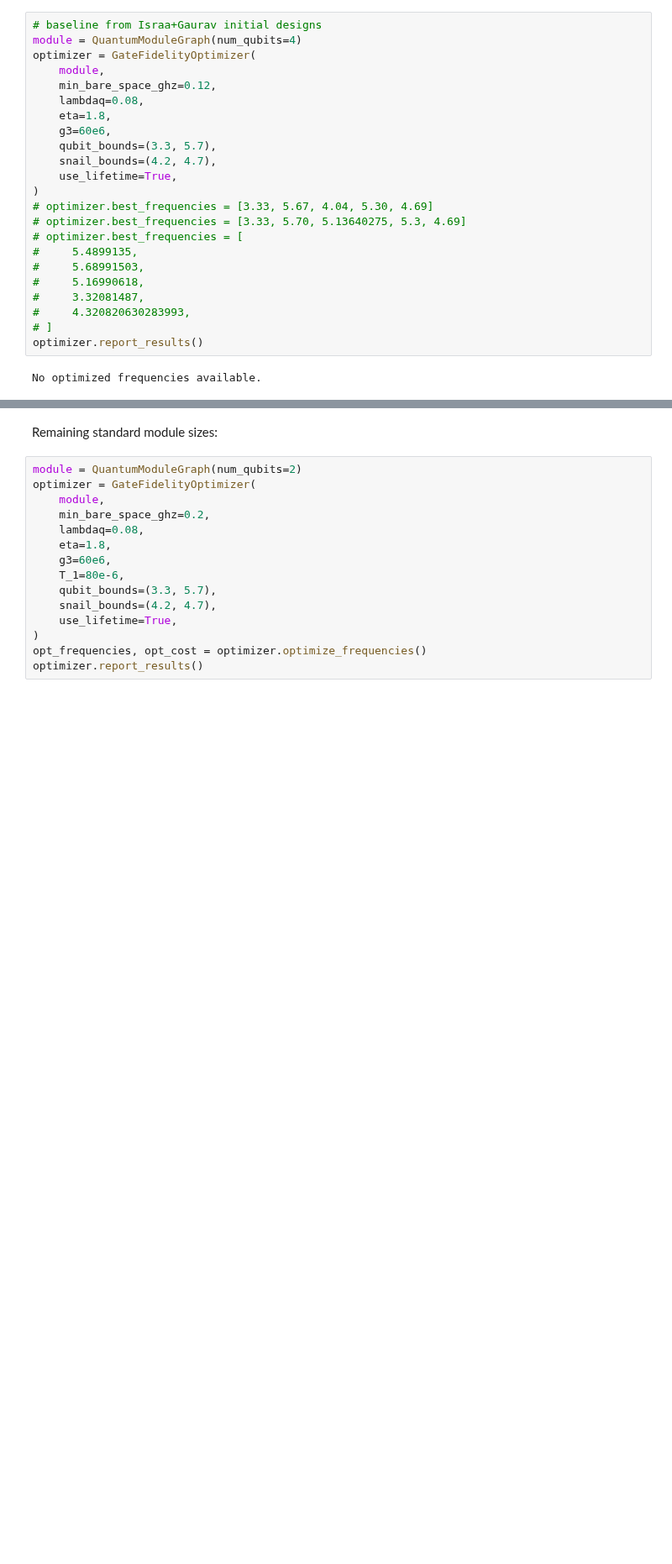
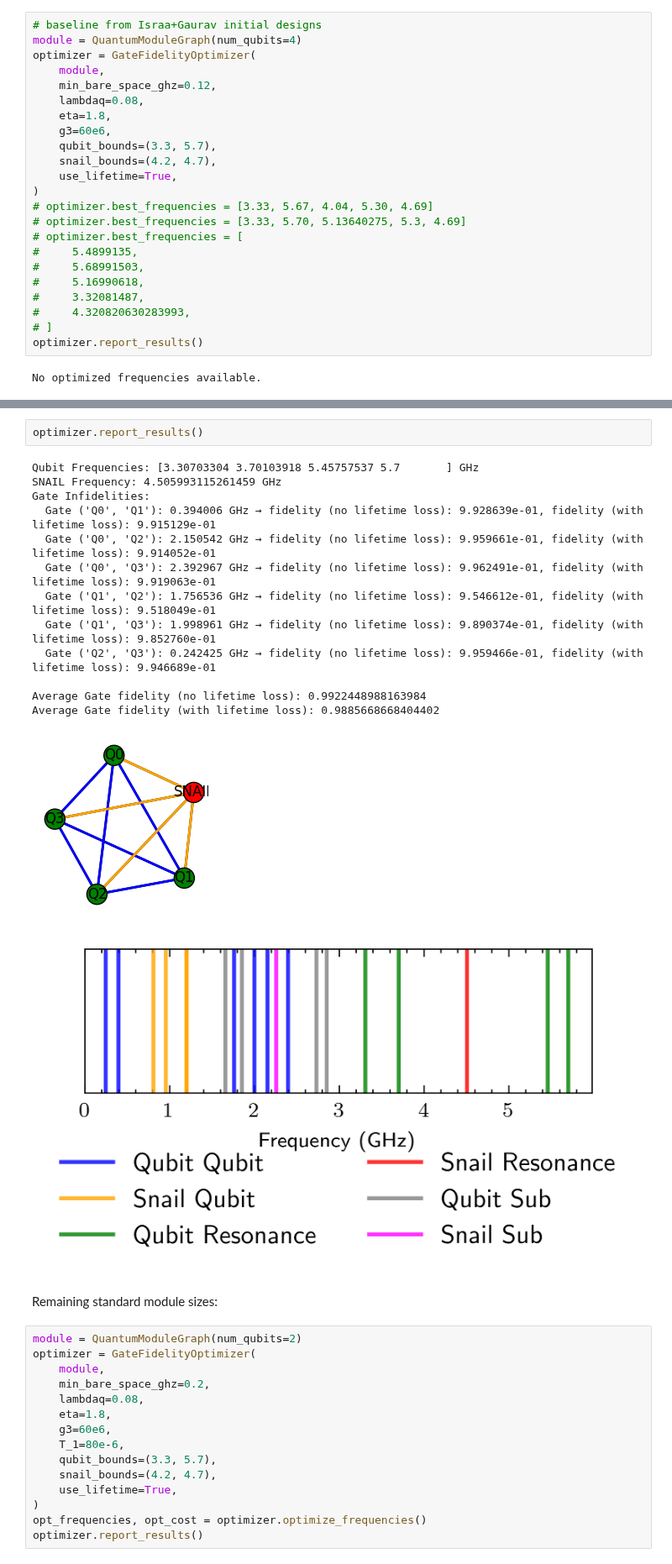
Before and after one commit to PITT-HATLAB/corral_crowding, a Jupyter notebook: src/notebooks/07_numerics.ipynb, the cells around one changed output, grey strips where cells are left out. Shown at 84% size. Saved outputs shown, nothing was run; the diff lists cells and outputs as text; blank space fills up the shorter version.

```diff
--- a/src/notebooks/07_numerics.ipynb
+++ b/src/notebooks/07_numerics.ipynb
@@ -83,3 +84,20 @@ Average Gate fidelity (with lifetime loss): 0.9919436434419282
+# %%
+optimizer.report_results()
+# %% [output]
+Qubit Frequencies: [3.30703304 3.70103918 5.45757537 5.7       ] GHz
+SNAIL Frequency: 4.505993115261459 GHz
+Gate Infidelities:
+  Gate ('Q0', 'Q1'): 0.394006 GHz → fidelity (no lifetime loss): 9.928639e-01, fidelity (with lifetime loss): 9.915129e-01
+  Gate ('Q0', 'Q2'): 2.150542 GHz → fidelity (no lifetime loss): 9.959661e-01, fidelity (with lifetime loss): 9.914052e-01
+  Gate ('Q0', 'Q3'): 2.392967 GHz → fidelity (no lifetime loss): 9.962491e-01, fidelity (with lifetime loss): 9.919063e-01
+  Gate ('Q1', 'Q2'): 1.756536 GHz → fidelity (no lifetime loss): 9.546612e-01, fidelity (with lifetime loss): 9.518049e-01
+  Gate ('Q1', 'Q3'): 1.998961 GHz → fidelity (no lifetime loss): 9.890374e-01, fidelity (with lifetime loss): 9.852760e-01
+  Gate ('Q2', 'Q3'): 0.242425 GHz → fidelity (no lifetime loss): 9.959466e-01, fidelity (with lifetime loss): 9.946689e-01
+
+Average Gate fidelity (no lifetime loss): 0.9922448988163984
+Average Gate fidelity (with lifetime loss): 0.9885668668404402
+[figure, added]
+[figure, added]
 # %% [markdown]
 Remaining standard module sizes:
 # %%
```
Also changed, not shown: parts of 2 cells of this notebook, 3 other files.
